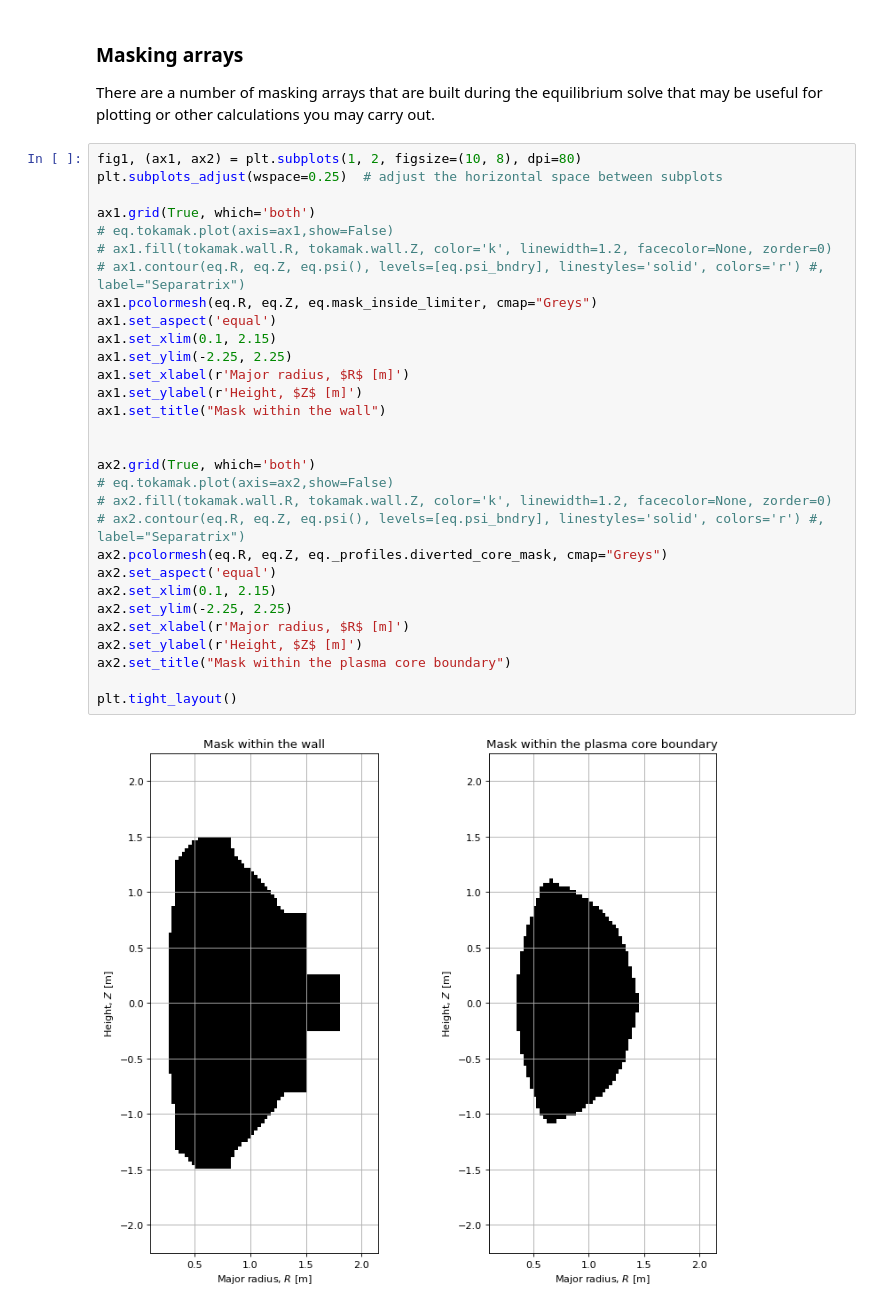
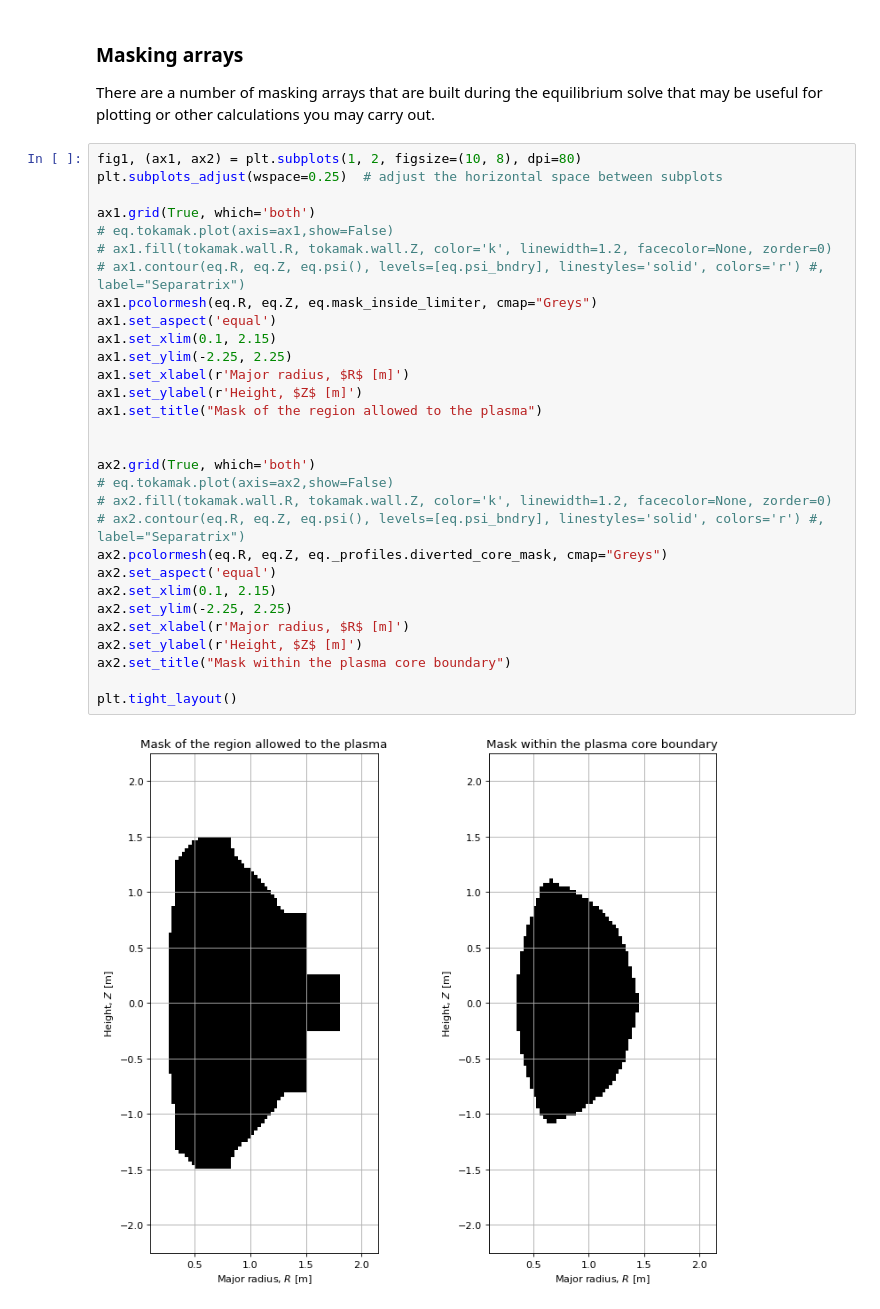
Before and after one commit to FusionComputingLab/freegsnke, a Jupyter notebook: examples/example3 - extracting_equilibrium_quantites.ipynb, the cells around one changed output. Cells and saved outputs as stored; diff of their text form.

```diff
--- a/examples/example3 - extracting_equilibrium_quantites.ipynb
+++ b/examples/example3 - extracting_equilibrium_quantites.ipynb
@@ -853,32 +853,32 @@ There are a number of masking arrays that are built during the equilibrium solve
 # %%
 fig1, (ax1, ax2) = plt.subplots(1, 2, figsize=(10, 8), dpi=80)
 plt.subplots_adjust(wspace=0.25)  # adjust the horizontal space between subplots
 
 ax1.grid(True, which='both')
 # eq.tokamak.plot(axis=ax1,show=False)
 # ax1.fill(tokamak.wall.R, tokamak.wall.Z, color='k', linewidth=1.2, facecolor=None, zorder=0)
 # ax1.contour(eq.R, eq.Z, eq.psi(), levels=[eq.psi_bndry], linestyles='solid', colors='r') #, label="Separatrix")
 ax1.pcolormesh(eq.R, eq.Z, eq.mask_inside_limiter, cmap="Greys")
 ax1.set_aspect('equal')
 ax1.set_xlim(0.1, 2.15)
 ax1.set_ylim(-2.25, 2.25)
 ax1.set_xlabel(r'Major radius, $R$ [m]')
 ax1.set_ylabel(r'Height, $Z$ [m]')
-ax1.set_title("Mask within the wall")
+ax1.set_title("Mask of the region allowed to the plasma")
 
 
 ax2.grid(True, which='both')
 # eq.tokamak.plot(axis=ax2,show=False)
 # ax2.fill(tokamak.wall.R, tokamak.wall.Z, color='k', linewidth=1.2, facecolor=None, zorder=0)
 # ax2.contour(eq.R, eq.Z, eq.psi(), levels=[eq.psi_bndry], linestyles='solid', colors='r') #, label="Separatrix")
 ax2.pcolormesh(eq.R, eq.Z, eq._profiles.diverted_core_mask, cmap="Greys")
 ax2.set_aspect('equal')
 ax2.set_xlim(0.1, 2.15)
 ax2.set_ylim(-2.25, 2.25)
 ax2.set_xlabel(r'Major radius, $R$ [m]')
 ax2.set_ylabel(r'Height, $Z$ [m]')
 ax2.set_title("Mask within the plasma core boundary")
 
 plt.tight_layout()
 # %% [output]
-[figure, old version]
+[figure, new version]
```
Also changed, not shown: 1 other file.
